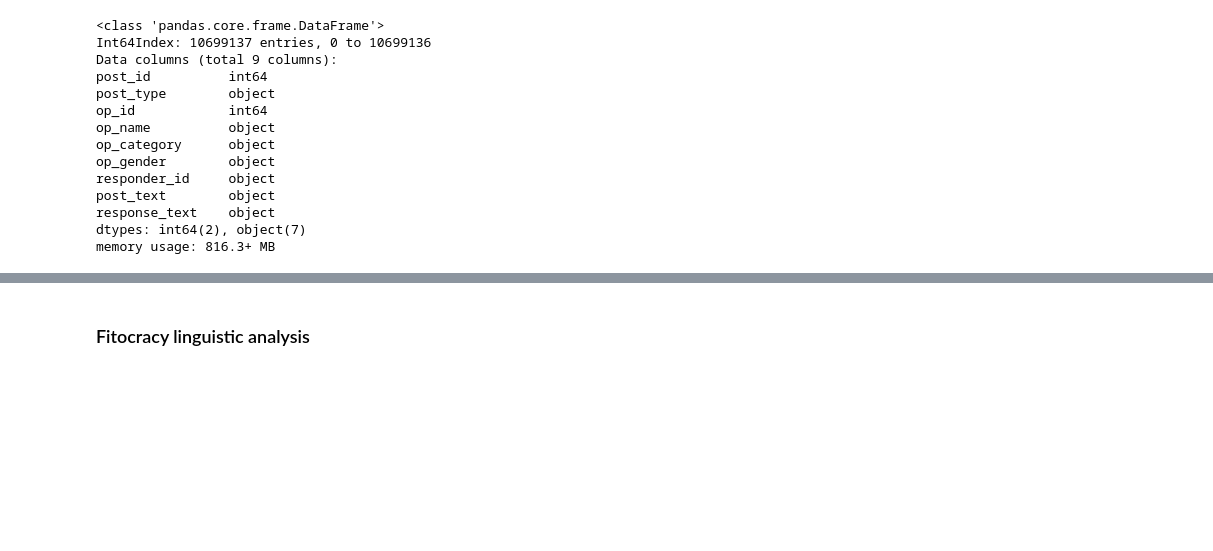
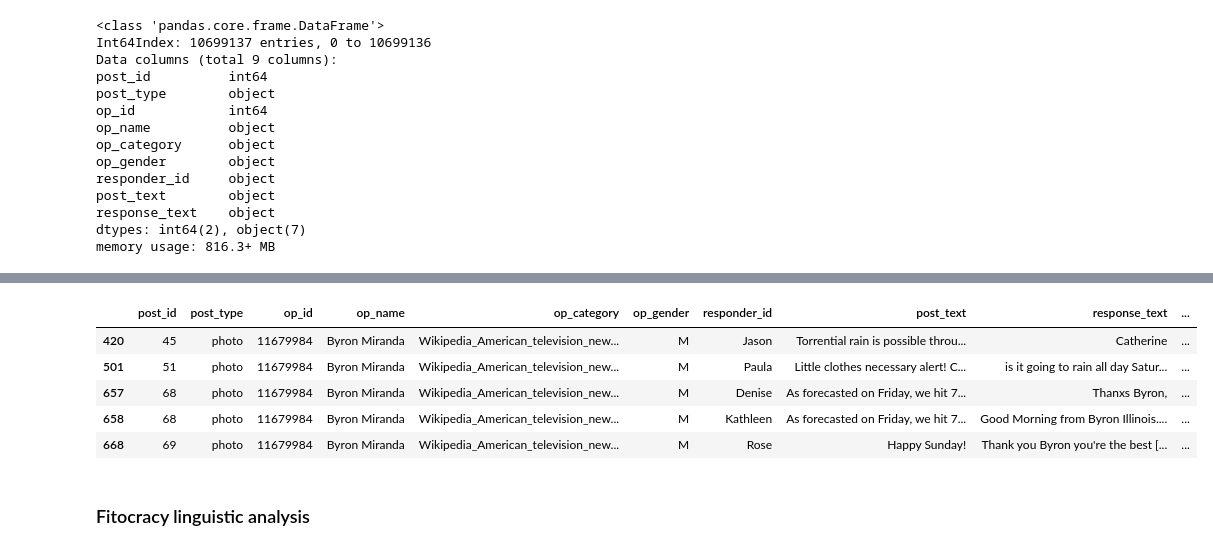
Before and after one commit to Data-Science-for-Linguists-2019/Gendered-Interaction-Online, a Jupyter notebook: exploratory_data_analysis/main_analysis.ipynb, the cells around one changed output, grey strips where cells are left out. Drawn from its saved outputs; the diff is of its cells as text; code cells hidden in the pictures; blank space fills up the shorter version.

```diff
--- a/exploratory_data_analysis/main_analysis.ipynb
+++ b/exploratory_data_analysis/main_analysis.ipynb
@@ -448,3 +469,24 @@ fb_wiki_sample.head()
+# %%
+# getting sentence lengths
+post_sent_count = fb_wiki_sample.post_text.map(lambda x: len(nltk.sent_tokenize(x)))
+response_sent_count = fb_wiki_sample.response_text.map(lambda x: len(nltk.sent_tokenize(x)))
+# %%
+# find average sentence length
+post_avg_sent_length = fb_wiki_sample.post_length / post_sent_count
+response_avg_sent_length = fb_wiki_sample.response_length / response_sent_count
+# %%
+# make new columns
+fb_wiki_sample['post_avg_slen'] = post_avg_sent_length
+fb_wiki_sample['response_avg_slen'] = response_avg_sent_length
+
+fb_wiki_sample.head()
+# %% [output]
+|  | post_id | post_type | op_id | op_name | op_category | op_gender | responder_id | post_text | response_text | ... |
+| 420 | 45 | photo | 11679984 | Byron Miranda | Wikipedia_American_television_new... | M | Jason | Torrential rain is possible throu... | Catherine | ... |
+| 501 | 51 | photo | 11679984 | Byron Miranda | Wikipedia_American_television_new... | M | Paula | Little clothes necessary alert! C... | is it going to rain all day Satur... | ... |
+| 657 | 68 | photo | 11679984 | Byron Miranda | Wikipedia_American_television_new... | M | Denise | As forecasted on Friday, we hit 7... | Thanxs Byron, | ... |
+| 658 | 68 | photo | 11679984 | Byron Miranda | Wikipedia_American_television_new... | M | Kathleen | As forecasted on Friday, we hit 7... | Good Morning from Byron Illinois.... | ... |
+| 668 | 69 | photo | 11679984 | Byron Miranda | Wikipedia_American_television_new... | M | Rose | Happy Sunday! | Thank you Byron you're the best [... | ... |
 # %% [markdown]
 ### Fitocracy linguistic analysis
 # %%
```
Also changed, not shown: parts of 21 cells of this notebook.
